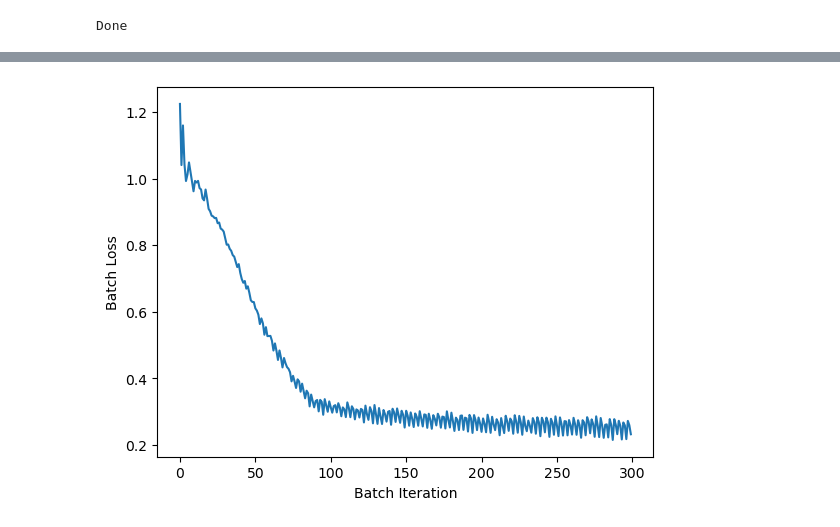
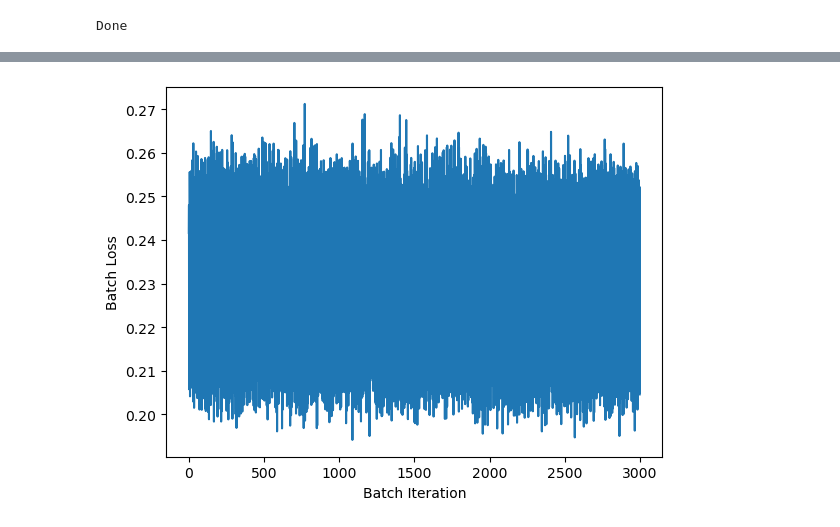
Before and after one commit to KristofPusztai/Probabilistic-Diffusion, a Jupyter notebook: apogee_data.ipynb, the cells around one changed output, grey strips where cells are left out. Saved outputs shown, nothing was run; the diff lists cells and outputs as text; code cells hidden in the pictures.

Commit message:
apoggee data rescaled

```diff
--- a/apogee_data.ipynb
+++ b/apogee_data.ipynb
@@ -32,14 +32,16 @@ class ConditionalLinear(nn.Module):
 class ConditionalModel(nn.Module):
     def __init__(self, n_steps):
         super(ConditionalModel, self).__init__()
-        self.lin1 = ConditionalLinear(2, 512, n_steps)
-        self.lin2 = ConditionalLinear(512, 256, n_steps)
-        self.lin3 = nn.Linear(256, 2)
+        self.lin1 = ConditionalLinear(2, 256, n_steps)
+        self.lin2 = ConditionalLinear(256, 512, n_steps)
+        self.lin3 = ConditionalLinear(512, 256, n_steps)
+        self.lin4 = nn.Linear(256, 2)
 
     def forward(self, x, y):
-        x = F.softplus(self.lin1(x, y))
-        x = F.softplus(self.lin2(x, y))
-        return self.lin3(x)
+        x = torch.tanh(self.lin1(x, y))
+        x = torch.tanh(self.lin2(x, y))
+        x = torch.tanh(self.lin3(x,y))
+        return self.lin4(x)
 # %%
 apogee14 = fits.open('apogee-rc-DR14.fits')
 apogee14.info()
@@ -65,5 +67,8 @@ while flag:
         print('Done')
         flag = False
 data = torch.stack([torch.tensor(si_fe, dtype=torch.float), torch.tensor(mg_fe, dtype=torch.float)],dim=1)
+# Normalizing
+data[:, 0] = data[:, 0]/ max(data[:,0])
+data[:, 1] = data[:, 1]/ max(data[:,1])
 # %% [output]
 Done
@@ -70,10 +96,10 @@ Done
 # %%
-n_steps=350
+n_steps=100
 model = ConditionalModel(n_steps)
 loss = torch.nn.MSELoss(reduction='mean')
 optimizer = torch.optim.Adam(model.parameters(), lr=1e-3)
 diffusion = Diffusion(data, n_steps,
-                 1e-7, 1e-3, 'linear',
+                 1e-6, 1e-2, 'linear',
                  model, loss, optimizer)
 # %%
 noised = diffusion.forward(1, s=0.1)
@@ -92,7 +118,7 @@ plt.show()
 # %%
-diffusion.train(10000, 100)
+diffusion.train(10000, 1000)
 # %% [output]
-[figure, old version]
+[figure, new version]
 # %%
 new_x = diffusion.sample(10000, 50, s=3)
 # %% [output]
```
Also changed, not shown: parts of 6 cells of this notebook, 2 other files.
